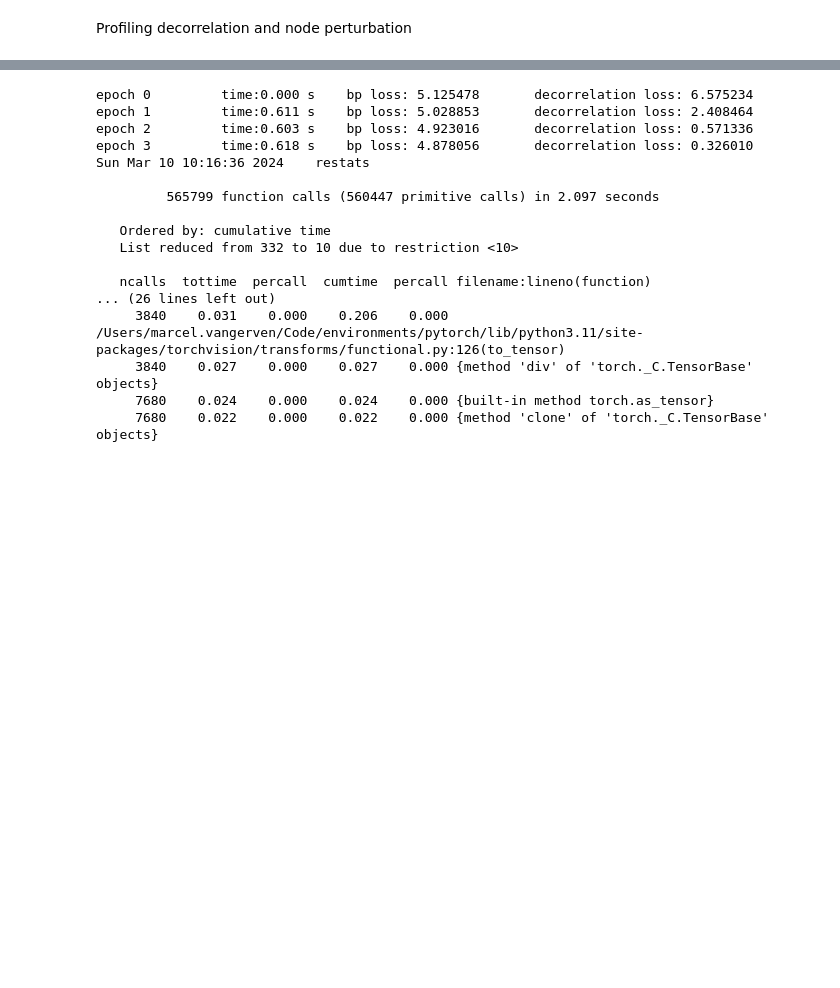
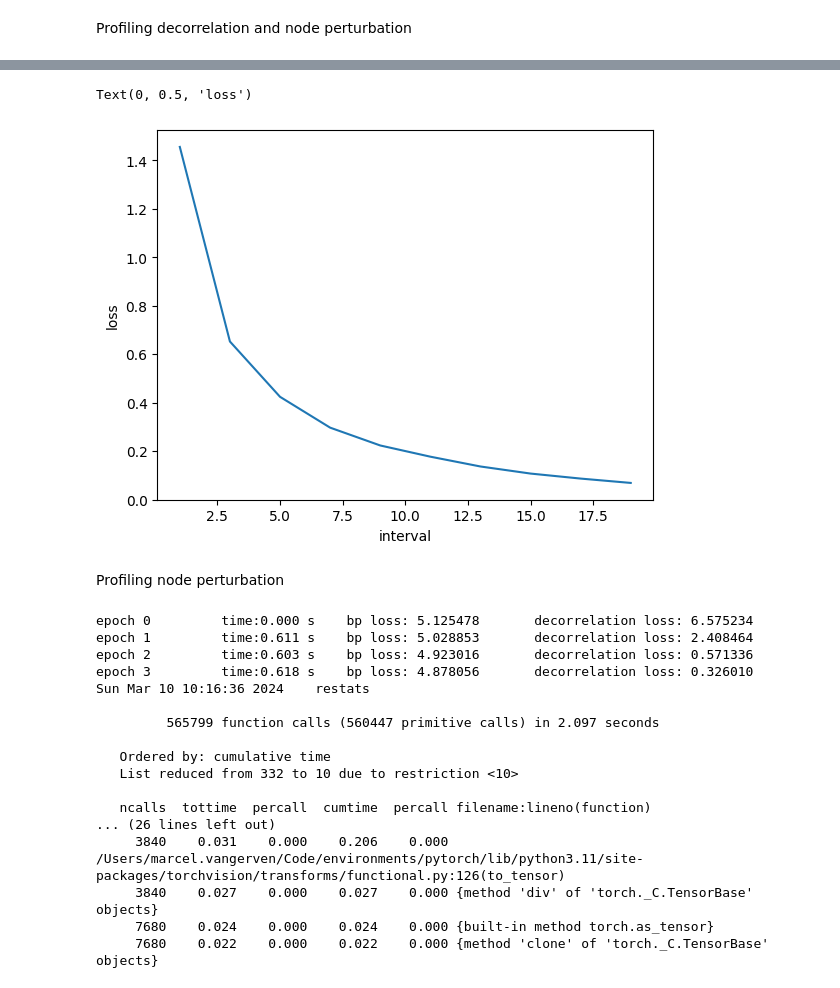
Before and after one commit to artcogsys/decorbp, a Jupyter notebook: examples/profiling.ipynb, the cells around one changed output, grey strips where cells are left out. Cells and saved outputs as stored; diff of their text form; code cells hidden in the pictures; blank space fills up the shorter version.

```diff
--- a/examples/profiling.ipynb
+++ b/examples/profiling.ipynb
@@ -34,3 +37,22 @@ transform=transforms.Compose([
 train_data = MNIST(root='~/Data', train=True, download=True, transform=transform)
 train_data = Subset(train_data, np.random.permutation(len(train_data.data))[:1000])
 train_loader = DataLoader(train_data, batch_size=64, shuffle=True, num_workers=0, drop_last=True)
+# %%
+args = argparse.Namespace(lr=1e-4, decor_lr=1e-1, bias_lr=0.0, kappa=1e-2, epochs=20)
+
+class Model(nn.Sequential):
+    def __init__(self, in_features, args):
+        super().__init__(DecorLinear(in_features, 100, decor_lr=args.decor_lr, bias_lr=args.bias_lr, kappa=args.kappa))
+
+    def forward(self, x):
+        return super().forward(x.view(len(x), -1))
+
+model = Model(784, args).to(device)
+
+lossfun = torch.nn.CrossEntropyLoss().to(device)
+
+intervals = np.arange(1, 20, 2)
+L = torch.zeros(len(intervals))
+for i, interval in enumerate(intervals):
+    res = decor_train(args, model, lossfun, train_loader, device, interval=interval)
+    L[i] = res[1][-1]
@@ -37,3 +77,13 @@ train_loader = DataLoader(train_data, batch_size=64, shuffle=True, num_workers=0
+# %%
+plt.plot(intervals, L)
+plt.xlabel('interval')
+plt.ylabel('loss')
+# WHY DONT WE OBSERVE THE IMPROVEMENT? COMPARE WITH BP!
+# %% [output]
+Text(0, 0.5, 'loss')
+[figure, added]
+# %% [markdown]
+Profiling node perturbation
 # %%
 args = argparse.Namespace(lr=1e-4, decor_lr=1e-1, bias_lr=0.0, kappa=1e-2, epochs=3, full=True)
 lossfun = torch.nn.CrossEntropyLoss().to(device)
```
Also changed, not shown: parts of 3 cells of this notebook, 5 other files.
